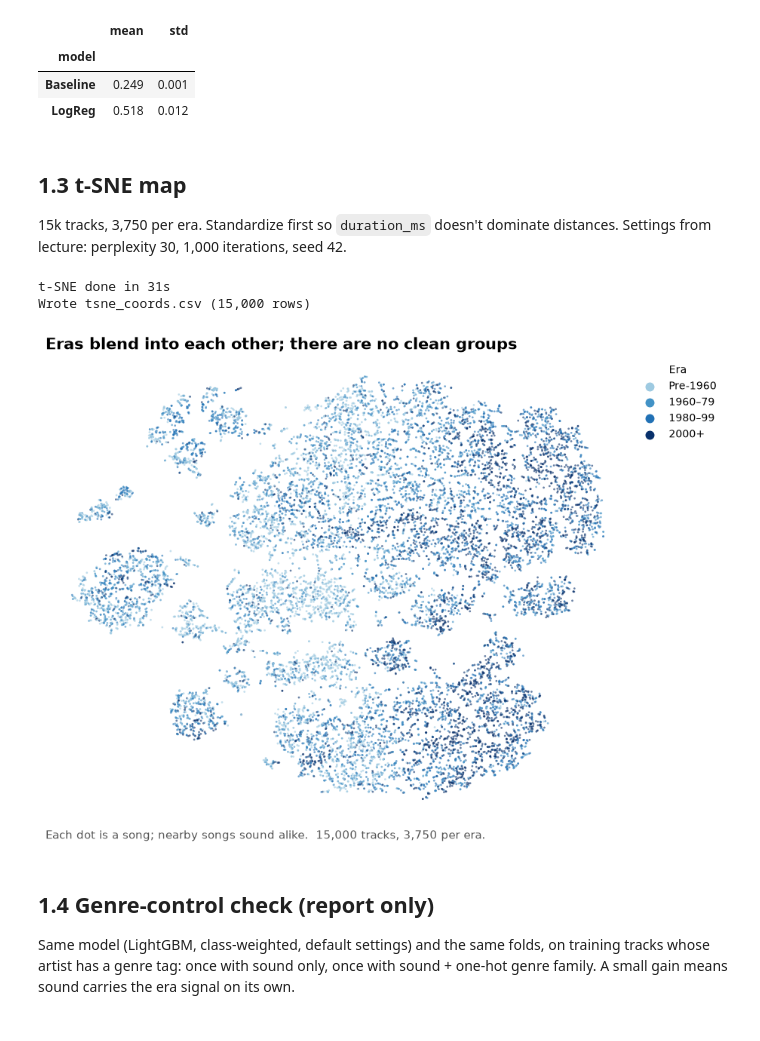
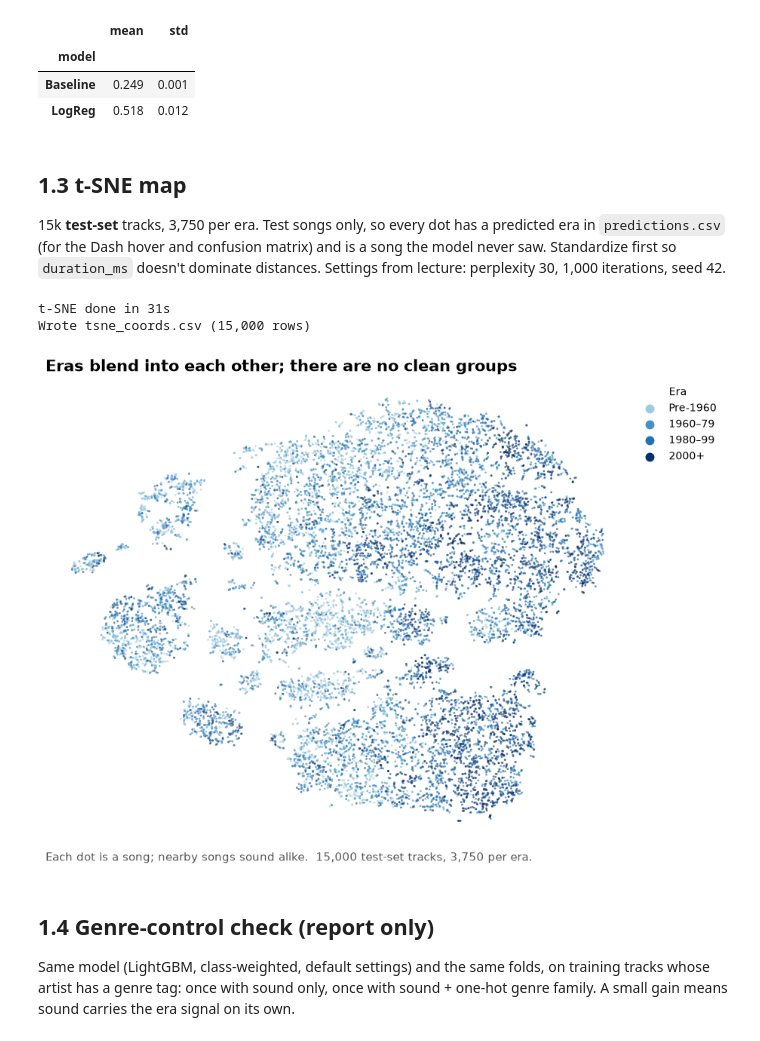
Before and after one commit to ashrithaachutharaman/DATA230_SpotifyPresentation, a Jupyter notebook: notebooks/01_data_split.ipynb, the cells around one changed output. Drawn from its saved outputs; the diff is of its cells as text; code cells hidden in the pictures.

```diff
--- a/notebooks/01_data_split.ipynb
+++ b/notebooks/01_data_split.ipynb
@@ -130,10 +130,12 @@ LogReg    macro-F1 = 0.518 ± 0.011   (2s)
 # %% [markdown]
 ## 1.3 t-SNE map
 
-15k tracks, 3,750 per era. Standardize first so `duration_ms` doesn't dominate distances.
+15k **test-set** tracks, 3,750 per era. Test songs only, so every dot has a predicted era in `predictions.csv`
+(for the Dash hover and confusion matrix) and is a song the model never saw. Standardize first so `duration_ms` doesn't dominate distances.
 Settings from lecture: perplexity 30, 1,000 iterations, seed 42.
 # %%
-sample = model_df.groupby("era").sample(3750, random_state=SEED)          # 15k, balanced
+test_df = model_df[model_df.id.isin(split_df.id[split_df.split == "test"])]
+sample = test_df.groupby("era").sample(3750, random_state=SEED)           # 15k, balanced, test artists only
 Z = make_pipeline(SimpleImputer(strategy="median"), StandardScaler()).fit_transform(sample[FEATURES])
 
 t0 = time.time()
@@ -146,8 +148,10 @@ tsne = (sample[["id", "name", "artist_id", "year", "era"]]
                 era_label=lambda d: d.era.map(dict(zip(ERA_ORDER, ERA_LABELS))))
         .join(extra, on="id")
         .rename(columns={"primary_artist": "artist", "primary_genre_family": "genre_family"})
+        .fillna({"genre_family": "Unknown"})                               # keep untagged songs in genre filters
         .merge(split_df[["id", "split"]], on="id"))
 tsne = tsne[["id", "x", "y", "era", "era_label", "name", "artist", "artist_id", "year", "genre_family", "split"]]
+assert (tsne.split == "test").all() and tsne.genre_family.notna().all()
 tsne.to_csv(OUT_DIR / "tsne_coords.csv", index=False)
 print(f"Wrote tsne_coords.csv ({len(tsne):,} rows)")
 # %% [output]
@@ -156,20 +160,20 @@ Wrote tsne_coords.csv (15,000 rows)
 # %%
 # Visual #2 — shuffled draw order so no era is painted on top of the others
 plot = tsne.sample(frac=1, random_state=SEED)
 fig, ax = plt.subplots(figsize=(10, 8))
 ax.scatter(plot.x, plot.y, c=plot.era.map(dict(zip(ERA_ORDER, ERA_COLORS))), s=4, alpha=0.6, linewidths=0)
 for label, color in zip(ERA_LABELS, ERA_COLORS):
     ax.scatter([], [], c=color, s=40, label=label)
 ax.legend(title="Era", loc="upper left", bbox_to_anchor=(1.0, 1.0), frameon=False, markerscale=1.2)
 ax.set_title("Eras blend into each other; there are no clean groups", loc="left", fontsize=15, fontweight="bold")
-ax.text(0, -0.04, "Each dot is a song; nearby songs sound alike.  15,000 tracks, 3,750 per era.",
+ax.text(0, -0.04, "Each dot is a song; nearby songs sound alike.  15,000 test-set tracks, 3,750 per era.",
         transform=ax.transAxes, fontsize=11, color="#555")
 ax.set_xticks([]); ax.set_yticks([])
 for s in ax.spines.values(): s.set_visible(False)
 fig.savefig(OUT_DIR / "fig2_tsne_era.png", dpi=200, bbox_inches="tight")
 plt.show()
 # %% [output]
-[figure, old version]
+[figure, new version]
 # %% [markdown]
 ## 1.4 Genre-control check (report only)
 
```
Also changed, not shown: parts of 1 cell of this notebook, 2 other files.
